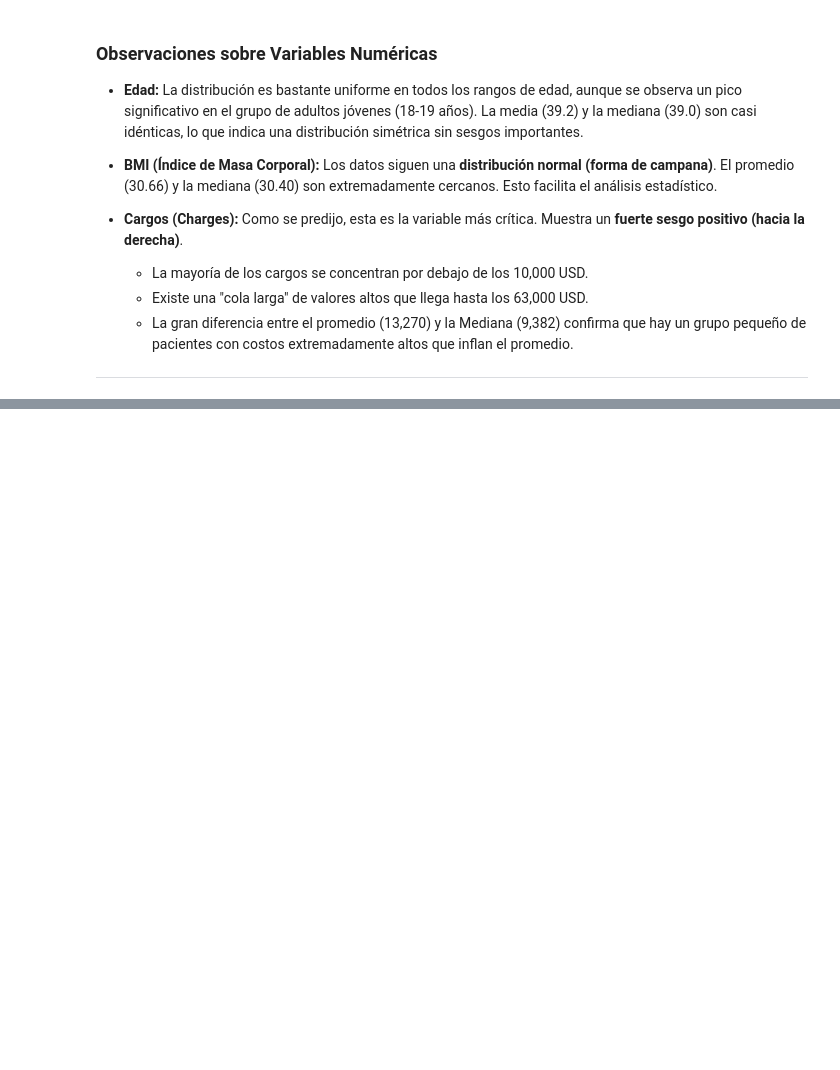
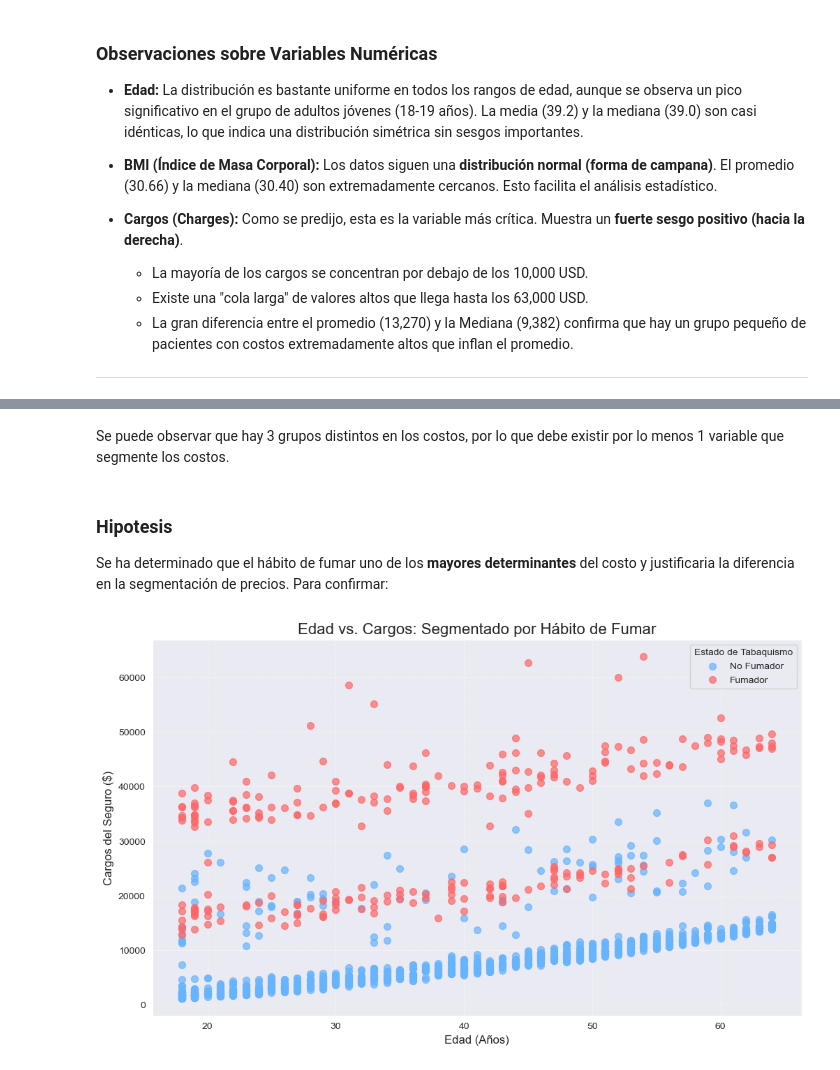
Before and after one commit to Fixzion/Analisis-Exploratorio-de-Costos-de-Seguros-Medicos-de-Estados-Unidos, a Jupyter notebook: Notebooks/ADSM.ipynb, the cells around one changed output, grey strips where cells are left out. Saved outputs shown, nothing was run; the diff lists cells and outputs as text; code cells hidden in the pictures; blank space fills up the shorter version.

```diff
--- a/Notebooks/ADSM.ipynb
+++ b/Notebooks/ADSM.ipynb
@@ -167,0 +255,38 @@ Name: count, dtype: int64
+# %% [markdown]
+Se puede observar que hay 3 grupos distintos en los costos, por lo que debe existir por lo menos 1 variable que segmente los costos.
+# %% [markdown]
+### Hipotesis
+Se ha determinado que el hábito de fumar uno de los **mayores determinantes** del costo y justificaria la diferencia en la segmentación de precios. Para confirmar:
+# %%
+fumadores_df = df[df['smoker'] == 'yes']
+no_fumadores_df = df[df['smoker'] == 'no']
+
+plt.figure(figsize=(12, 7))
+
+plt.scatter(
+    no_fumadores_df['age'],
+    no_fumadores_df['charges'],
+    label='No Fumador',
+    color='#66b3ff', # Azul
+    alpha=0.7,
+    s=50 # Tamaño del punto
+)
+
+plt.scatter(
+    fumadores_df['age'],
+    fumadores_df['charges'],
+    label='Fumador',
+    color='#ff6666', # Rojo
+    alpha=0.7,
+    s=50
+)
+
+plt.title('Edad vs. Cargos: Segmentado por Hábito de Fumar', fontsize=16)
+plt.xlabel('Edad (Años)', fontsize=12)
+plt.ylabel('Cargos del Seguro ($)', fontsize=12)
+plt.legend(title='Estado de Tabaquismo')
+plt.grid(True, linestyle='--', alpha=0.5)
+
+plt.show()
+# %% [output]
+[figure, added]
```
Also changed, not shown: parts of 40 cells of this notebook.
